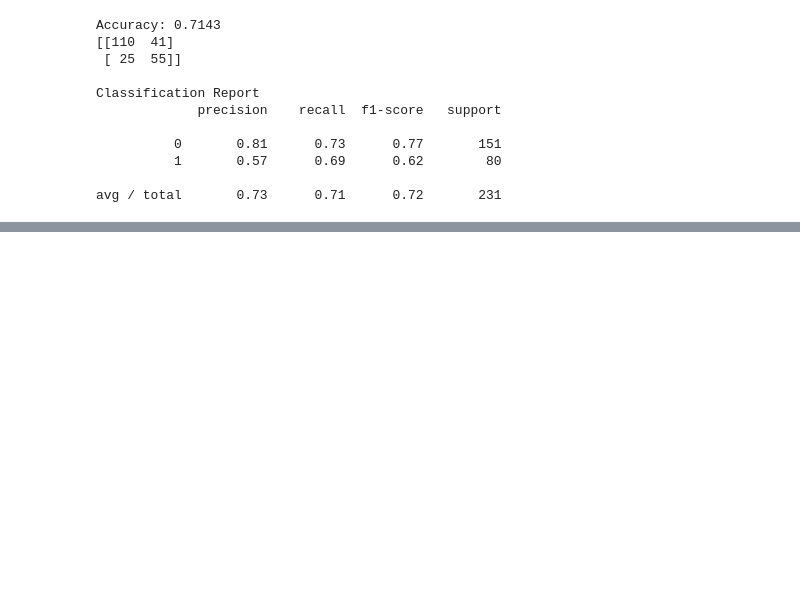
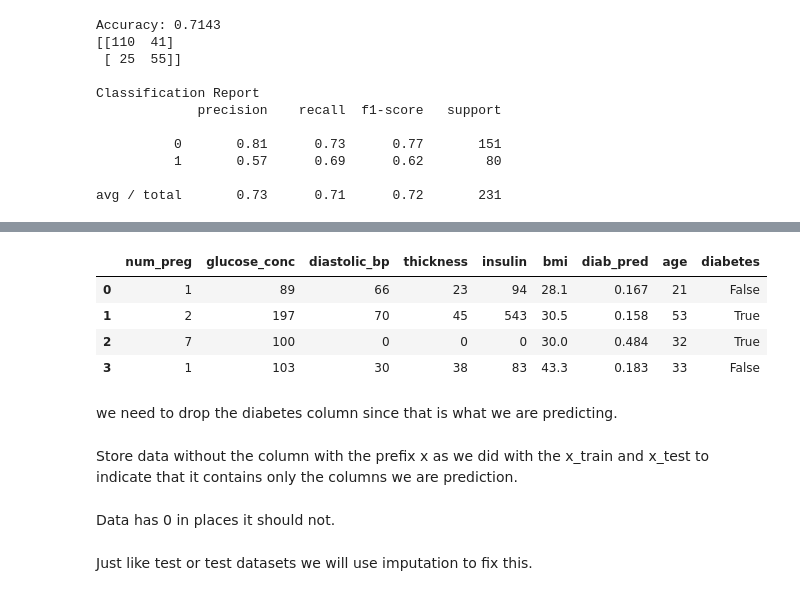
Before and after one commit to Mayurgupta3/Using-Project-Jupyter-and-Machine-learning-to-optimize-the-Prediction-of-Diabetes, a Jupyter notebook: Pima-Indian-Diabetes-Prediction.ipynb, the cells around one changed output, grey strips where cells are left out. Drawn from its saved outputs; the diff is of its cells as text; code cells hidden in the pictures; blank space fills up the shorter version.

```diff
--- a/Pima-Indian-Diabetes-Prediction.ipynb
+++ b/Pima-Indian-Diabetes-Prediction.ipynb
@@ -574,0 +612,13 @@ avg / total       0.73      0.71      0.72       231
+# %%
+del df_predict['skin']
+df_predict
+# %% [output]
+|  | num_preg | glucose_conc | diastolic_bp | thickness | insulin | bmi | diab_pred | age | diabetes |
+| 0 | 1 | 89 | 66 | 23 | 94 | 28.1 | 0.167 | 21 | False |
+| 1 | 2 | 197 | 70 | 45 | 543 | 30.5 | 0.158 | 53 | True |
+| 2 | 7 | 100 | 0 | 0 | 0 | 30.0 | 0.484 | 32 | True |
+| 3 | 1 | 103 | 30 | 38 | 83 | 43.3 | 0.183 | 33 | False |
+# %% [markdown]
+we need to drop the diabetes column since that is what we are predicting.
+# %% [markdown]
+Store data without the column with the prefix x as we did with the x_train and x_test to indicate that it contains only the columns we are prediction.
@@ -574,0 +628,4 @@ avg / total       0.73      0.71      0.72       231
+# %% [markdown]
+Data has 0 in places it should not.
+# %% [markdown]
+Just like test or test datasets we will use imputation to fix this.
```
Also changed, not shown: parts of 15 cells of this notebook.
